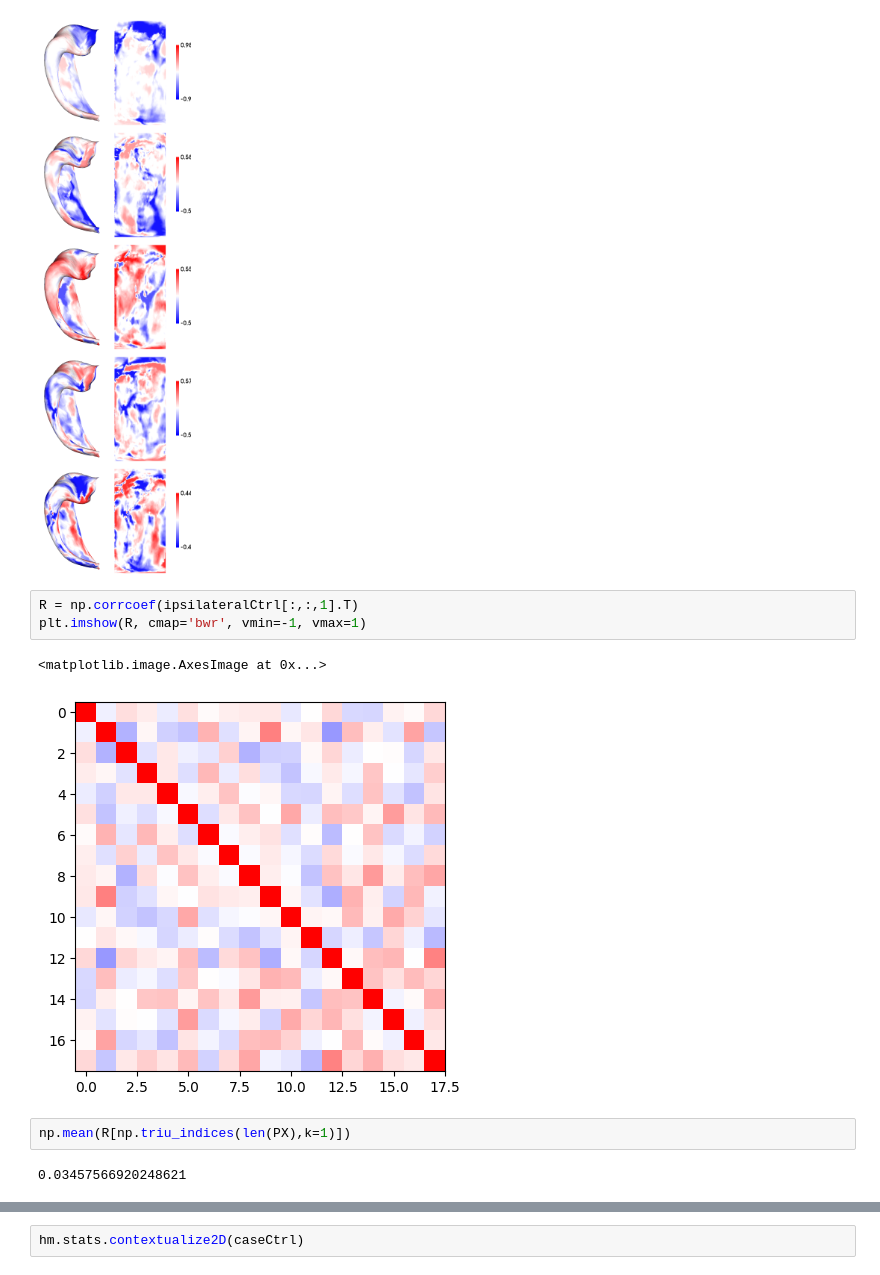
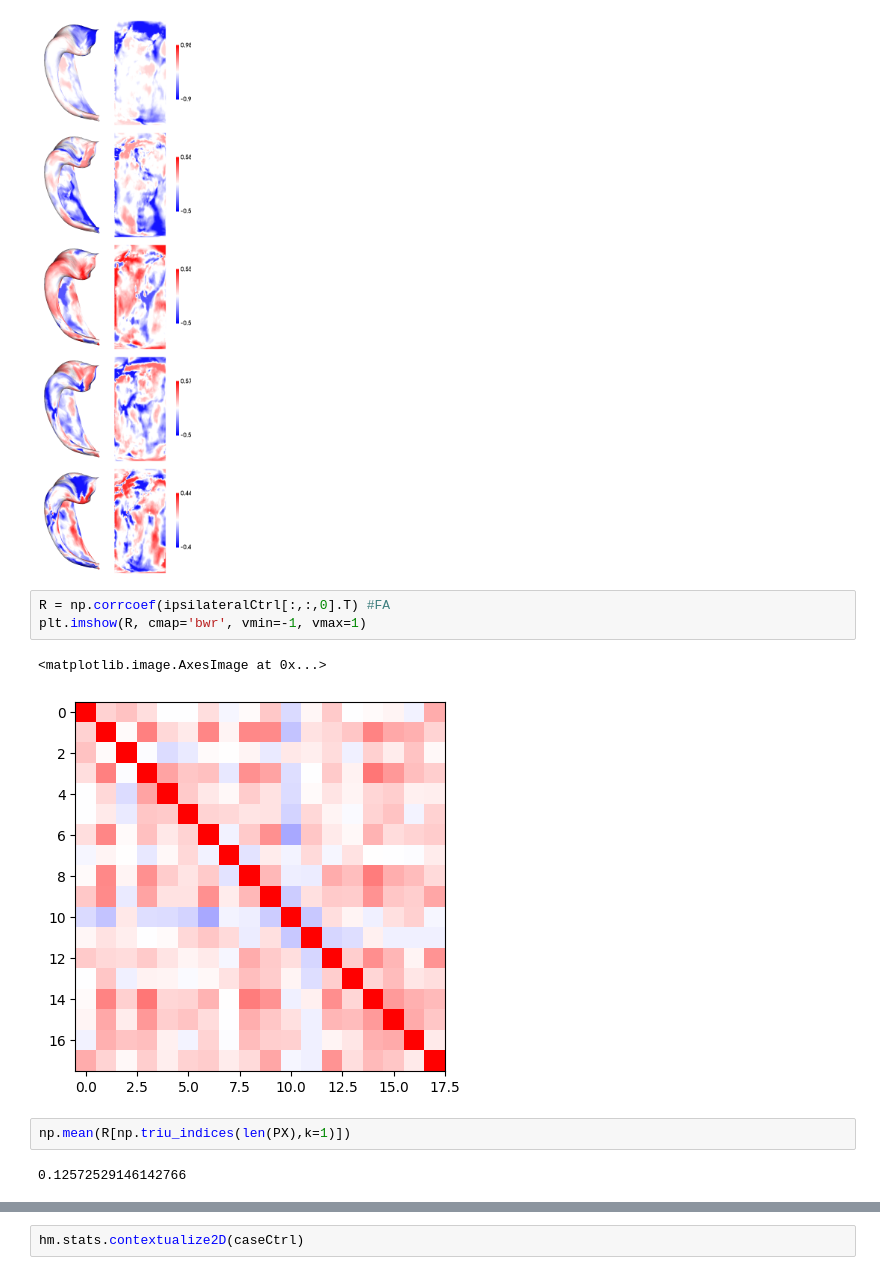
Before and after one commit to scowieson/HippocampalTLE, a Jupyter notebook: TLE-HC_volumetric-epic.ipynb, the cells around one changed output, grey strips where cells are left out. Cells and saved outputs as stored; diff of their text form.

```diff
--- a/TLE-HC_volumetric-epic.ipynb
+++ b/TLE-HC_volumetric-epic.ipynb
@@ -220,12 +220,12 @@ hm.plotting.surfplot_canonical_foldunfold(ipsilateralCtrl[:,:5,2], color_bar=('r
 # %% [output]
 [figure]
 # %%
-R = np.corrcoef(ipsilateralCtrl[:,:,1].T)
+R = np.corrcoef(ipsilateralCtrl[:,:,0].T) #FA
 plt.imshow(R, cmap='bwr', vmin=-1, vmax=1)
 # %% [output]
 <matplotlib.image.AxesImage at 0x...>
-[figure, old version]
+[figure, new version]
 # %%
 np.mean(R[np.triu_indices(len(PX),k=1)])
 # %% [output]
-0.03457566920248621
+0.12572529146142766
```
Also changed, not shown: parts of 4 cells of this notebook, 2 other files.
